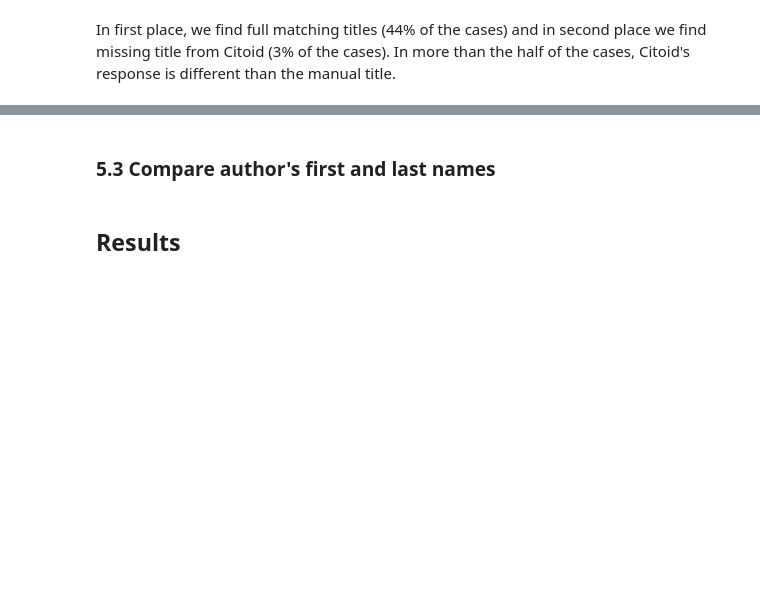
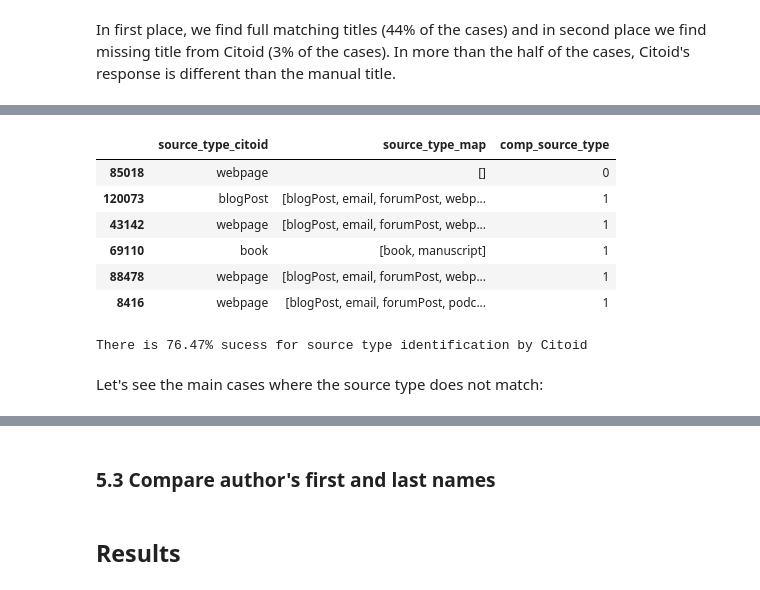
Before and after one commit to hdlabconicet/Web2Cit-research, a Jupyter notebook: understand-citoid-coverage.ipynb, the cells around one changed output, grey strips where cells are left out. Saved outputs shown, nothing was run; the diff lists cells and outputs as text; code cells hidden in the pictures; blank space fills up the shorter version.

```diff
--- a/understand-citoid-coverage.ipynb
+++ b/understand-citoid-coverage.ipynb
@@ -1182,0 +1218,29 @@ comparison[
+# %%
+def compare_source_type(source_type_citoid, source_type_manual):
+    '''Compares source_type
+    source_type_citoid: string
+    source_type_manual: list. Limited set of elements.
+    '''
+    return int(source_type_citoid in source_type_manual)
+# %%
+comparison["comp_source_type"] = comparison.progress_apply(
+    lambda row: compare_source_type(row["source_type_citoid"], row["source_type_map"]),
+    axis=1)
+# %%
+comparison[["source_type_citoid", "source_type_map", "comp_source_type"]].sample(6)
+# %% [output]
+|  | source_type_citoid | source_type_map | comp_source_type |
+| 85018 | webpage | [] | 0 |
+| 120073 | blogPost | [blogPost, email, forumPost, webp... | 1 |
+| 43142 | webpage | [blogPost, email, forumPost, webp... | 1 |
+| 69110 | book | [book, manuscript] | 1 |
+| 88478 | webpage | [blogPost, email, forumPost, webp... | 1 |
+| 8416 | webpage | [blogPost, email, forumPost, podc... | 1 |
+# %%
+source_type_match = comparison.comp_source_type.sum()
+
+print(f'There is {round(source_type_match*100/total, 2)}% sucess for source type identification by Citoid')
+# %% [output]
+There is 76.47% sucess for source type identification by Citoid
+# %% [markdown]
+Let's see the main cases where the source type does not match:
```
Also changed, not shown: parts of 28 cells of this notebook.
